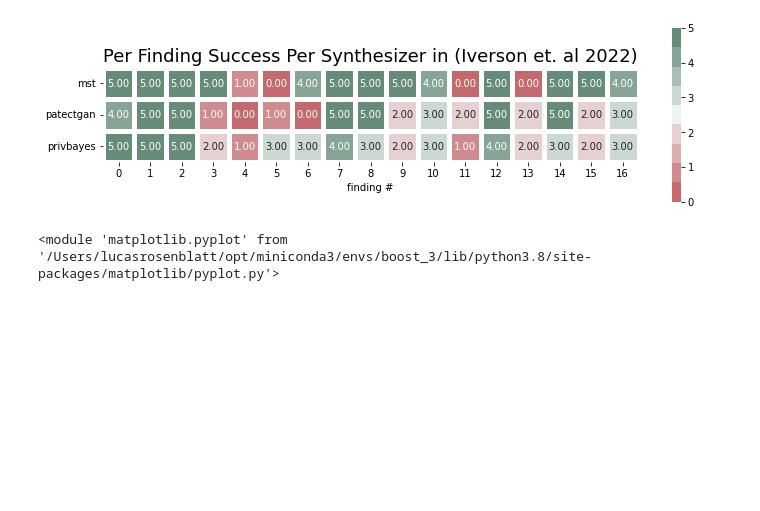
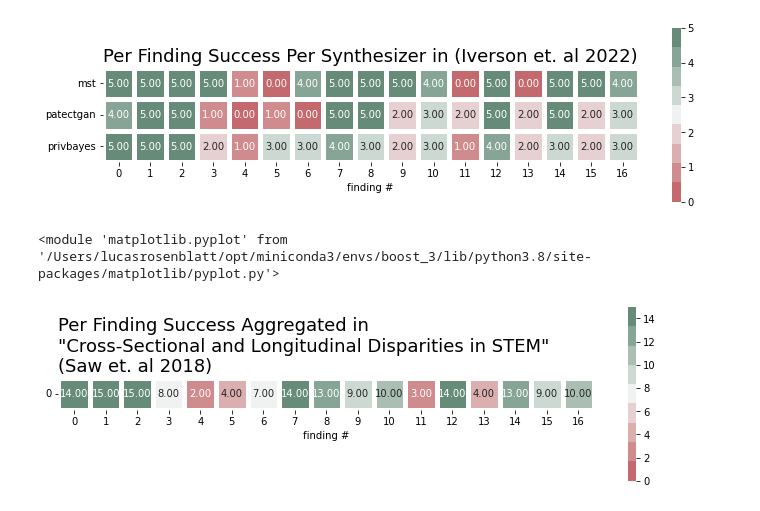
Before and after one commit to DataResponsibly/SynRD, a Jupyter notebook: papers/generate_figures.ipynb, the cells around one changed output. Drawn from its saved outputs; the diff is of its cells as text; code cells hidden in the pictures; blank space fills up the shorter version.

Commit message:
data and other stuff - plots updated as well

```diff
--- a/papers/generate_figures.ipynb
+++ b/papers/generate_figures.ipynb
@@ -203,3 +205,12 @@ plot_box_map(df, 'Per Finding Success Per Synthesizer in (Iverson et. al 2022)')
 # %% [output]
 [figure]
 <module 'matplotlib.pyplot' from '/Users/lucasrosenblatt/opt/miniconda3/envs/boost_3/lib/python3.8/site-packages/matplotlib/pyplot.py'>
+# %%
+df_agg = df.sum().to_frame()
+# %%
+#df_agg = df.sum().to_frame()
+plot_box_map(df_agg.T,
+            'Per Finding Success Aggregated in\n"Cross-Sectional and Longitudinal Disparities in STEM"\n(Saw et. al 2018)',
+            vmax=15)
+# %% [output]
+[figure, added]
```
Also changed, not shown: parts of 9 cells of this notebook, 17 other files.
